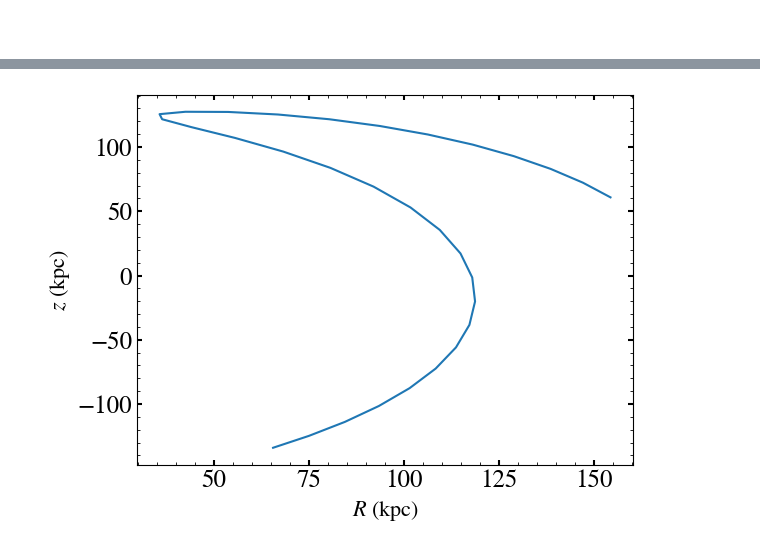
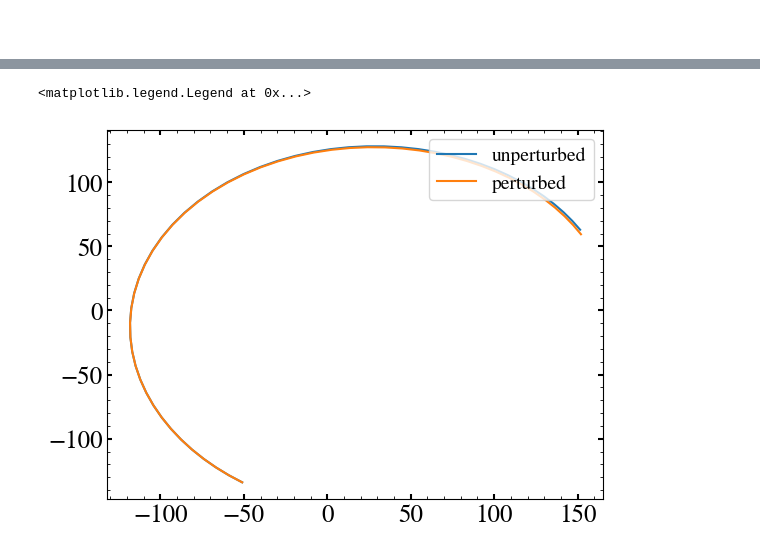
Before and after one commit to mylana-vn/onboarding-exercises, a Jupyter notebook: scf_density.ipynb, the cells around one changed output, grey strips where cells are left out. Cells and saved outputs as stored; diff of their text form; code cells hidden in the pictures.

```diff
--- a/scf_density.ipynb
+++ b/scf_density.ipynb
@@ -391,10 +442,18 @@ mep_halo.plotDensity(rmax=100 * u.kpc, zmin = -50 * u.kpc, zmax=50 * u.kpc, aspe
 # %%
 from galpy.orbit import Orbit
 
+ts = np.linspace(-3.0,0,50)
+
 test_galaxy = Orbit.from_name("Fornax")
-test_galaxy.integrate(times*u.Gyr,scf_halo)
+test_galaxy.integrate(ts*u.Gyr,scf_halo)
 
-test_galaxy.plot(d1="R",d2="z")
-plt.show()
+test_galaxy_base = Orbit.from_name("Fornax")
+base_potential = HernquistPotential(amp=best_M * u.Msun, a=best_a * u.kpc)
+test_galaxy_base.integrate(ts*u.Gyr,base_potential)
+
+plt.plot(test_galaxy_base.y(ts*u.Gyr),test_galaxy_base.z(ts*u.Gyr),label="unperturbed")
+plt.plot(test_galaxy.y(ts*u.Gyr),test_galaxy.z(ts*u.Gyr),label="perturbed")
+plt.legend(loc="upper right")
 # %% [output]
+<matplotlib.legend.Legend at 0x...>
-[figure, old version]
+[figure, new version]
```
Also changed, not shown: parts of 18 cells of this notebook, 5 other files.
